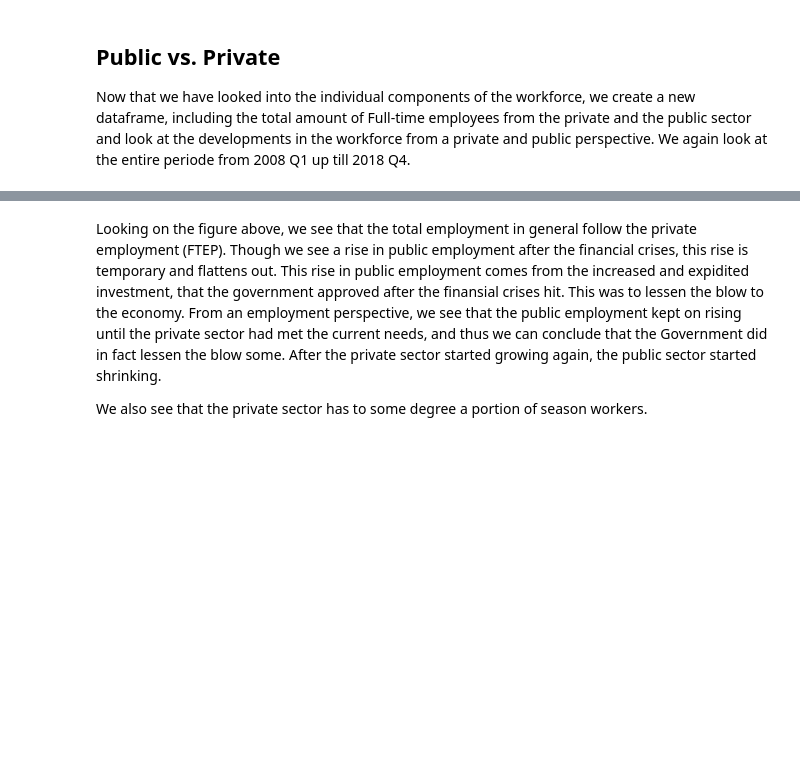
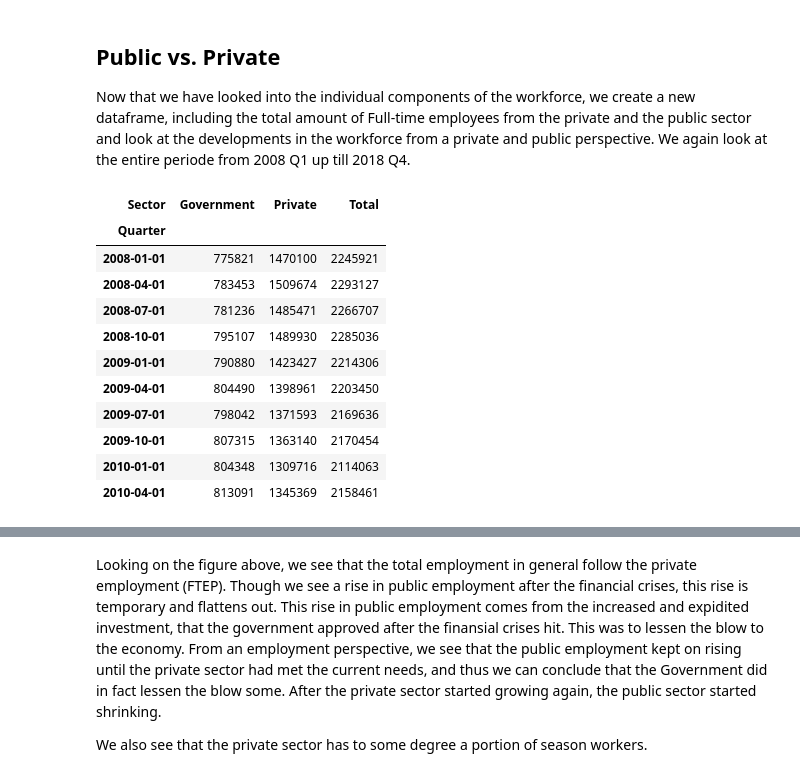
Before and after one commit to NumEconCopenhagen/projects-2019-nx31, a Jupyter notebook: dataproject/dataProject.ipynb, the cells around one changed output, grey strips where cells are left out. Saved outputs shown, nothing was run; the diff lists cells and outputs as text; code cells hidden in the pictures; blank space fills up the shorter version.

```diff
--- a/dataproject/dataProject.ipynb
+++ b/dataproject/dataProject.ipynb
@@ -283,7 +318,20 @@ Now that we have looked into the individual components of the workforce, we crea
 # %%
 FTE_raw_copy = FTE_raw.pivot_table(index=["Quarter", "Type"], columns="Sector", values="FTE").reset_index()
 FTE = FTE_raw_copy[["Quarter", "Total"]].copy()
 FTE["Government"] = FTE_raw_copy["Central"] + FTE_raw_copy["Municipal"] + FTE_raw_copy["Public corp"] + FTE_raw_copy["Regional"] + FTE_raw_copy["Social"]
 FTE["Private"] = FTE_raw_copy["Private NPO"] + FTE_raw_copy["Private corp"] + FTE_raw_copy["SNS"]
 
-FTE.pivot_table(index="Quarter", values=["Total", "Government", "Private"])
+FTE.pivot_table(index="Quarter", values=["Total", "Government", "Private"]).head(10)
+# %% [output]
+| Sector | Government | Private | Total |
+| Quarter |  |  |  |
+| 2008-01-01 | 775821 | 1470100 | 2245921 |
+| 2008-04-01 | 783453 | 1509674 | 2293127 |
+| 2008-07-01 | 781236 | 1485471 | 2266707 |
+| 2008-10-01 | 795107 | 1489930 | 2285036 |
+| 2009-01-01 | 790880 | 1423427 | 2214306 |
+| 2009-04-01 | 804490 | 1398961 | 2203450 |
+| 2009-07-01 | 798042 | 1371593 | 2169636 |
+| 2009-10-01 | 807315 | 1363140 | 2170454 |
+| 2010-01-01 | 804348 | 1309716 | 2114063 |
+| 2010-04-01 | 813091 | 1345369 | 2158461 |
```
Also changed, not shown: parts of 13 cells of this notebook, 1 other file.
